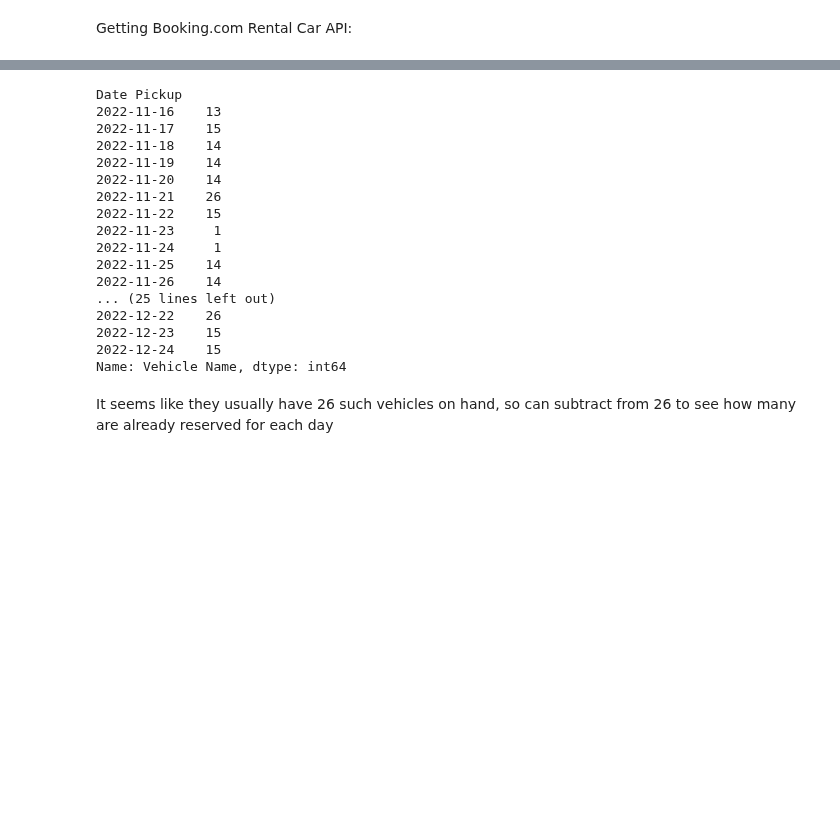
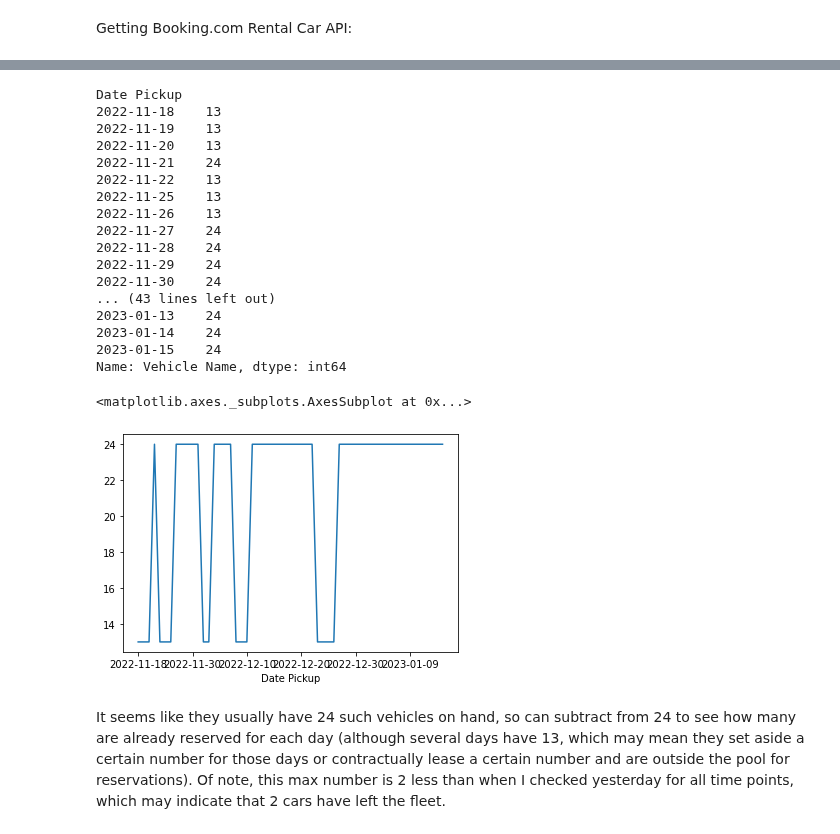
Before and after one commit to JADukeAIPI/AIPIProject, a Jupyter notebook: LuxuryCarAPIMultipleDates.ipynb, the cells around one changed output, grey strips where cells are left out. Cells and saved outputs as stored; diff of their text form; code cells hidden in the pictures; blank space fills up the shorter version.

Commit message:
fixed_dates

```diff
--- a/LuxuryCarAPIMultipleDates.ipynb
+++ b/LuxuryCarAPIMultipleDates.ipynb
@@ -42,11 +42,11 @@ def clean_api_df(data_df):
   df_cleaned = data_df.copy()
 
   #filter to the columns we want to keep
-  columns_to_keep = ['vehicle_info.v_id', 'vehicle_info.v_name', 'vehicle_info.group', 'vehicle_info.transmission', 'route_info.dropoff.city', 'pricing_info.base_price', 'pricing_info.price', 'route_info.pickup.city']
+  columns_to_keep = ['vehicle_info.v_id', 'vehicle_info.v_name', 'vehicle_info.group', 'vehicle_info.transmission', 'pricing_info.base_price', 'pricing_info.price']
   #filter to the types of vehicles in vehicle.group
   vehicle_groups_to_keep = ['Luxury']
   df_cleaned=df_cleaned[columns_to_keep]
   df_cleaned=df_cleaned[df_cleaned['vehicle_info.group'].isin(vehicle_groups_to_keep)]
-  df_cleaned.rename(columns={'vehicle_info.v_id':'Vehicle_id', 'vehicle_info.v_name': 'Vehicle Name', 'vehicle_info.group': 'Category', 'pricing_info.base_price': 'Base Price', 'pricing_info.price': 'Price', 'vehicle_info.transmission': 'Transmission', 'route_info.dropoff.city': 'Dropoff City', 'route_info.pickup.city': 'Pickup City'}, inplace=True)
+  df_cleaned.rename(columns={'vehicle_info.v_id':'Vehicle_id', 'vehicle_info.v_name': 'Vehicle Name', 'vehicle_info.group': 'Category', 'pricing_info.base_price': 'Base Price', 'pricing_info.price': 'Price', 'vehicle_info.transmission': 'Transmission'}, inplace=True)
   df_cleaned.sort_values(by='Base Price', ascending=False, inplace=True)
   return df_cleaned
@@ -56,13 +53,21 @@ def clean_api_df(data_df):
 # %%
-def get_bookings_multiple_dates(days=30):
+
+def get_bookings_multiple_dates(start_date = get_date(1), end_date = get_date(30)):
   dfs = []
-  for day in range(days):
-    date_tuple = (get_date(day), get_date(day+1))
-    #print(date_tuple)
+
+
+  day = datetime.strptime(start_date, '%Y-%m-%d')
+  last_day = datetime.strptime(end_date, '%Y-%m-%d')
+  iterator=0
+  while day<last_day:
+    date_tuple = (day.strftime('%Y-%m-%d'), (day+timedelta(days=1)).strftime('%Y-%m-%d'))
+
     df_partial = clean_api_df(get_booking_data(*date_tuple))
     df_partial['Date Pickup']=date_tuple[0]
     df_partial['Date Dropoff'] = date_tuple[1]
     dfs.append(df_partial)
+    day=day+timedelta(days=1)
+
 
   df = pd.concat([dfs[i] for i in range(len(dfs))], axis=0)
 
@@ -86,0 +91,3 @@ df_next_40_days
+# %%
+df_next_60_days = get_bookings_multiple_dates(get_date(1), get_date(60))
+df_next_60_days
@@ -87,26 +108,31 @@ df_next_40_days
 # %%
-cars_available = df_next_40_days.groupby('Date Pickup')['Vehicle Name'].count()
+cars_available = df_next_60_days.groupby('Date Pickup')['Vehicle Name'].count()
 cars_available
 # %% [output]
 Date Pickup
-2022-11-16    13
-2022-11-17    15
-2022-11-18    14
-2022-11-19    14
-2022-11-20    14
-2022-11-21    26
-2022-11-22    15
-2022-11-23     1
-2022-11-24     1
-2022-11-25    14
-2022-11-26    14
-... (25 lines left out)
-2022-12-22    26
-2022-12-23    15
-2022-12-24    15
+2022-11-18    13
+2022-11-19    13
+2022-11-20    13
+2022-11-21    24
+2022-11-22    13
+2022-11-25    13
+2022-11-26    13
+2022-11-27    24
+2022-11-28    24
+2022-11-29    24
+2022-11-30    24
+... (43 lines left out)
+2023-01-13    24
+2023-01-14    24
+2023-01-15    24
 Name: Vehicle Name, dtype: int64
-# %% [markdown]
-It seems like they usually have 26 such vehicles on hand, so can subtract from 26 to see how many are already reserved for each day
+# %%
+cars_available.plot()
+# %% [output]
+<matplotlib.axes._subplots.AxesSubplot at 0x...>
+[figure, added]
+# %% [markdown]
+It seems like they usually have 24 such vehicles on hand, so can subtract from 24 to see how many are already reserved for each day (although several days have 13, which may mean they set aside a certain number for those days or contractually lease a certain number and are outside the pool for reservations). Of note, this max number is 2 less than when I checked yesterday for all time points, which may indicate that 2 cars have left the fleet.
 # %%
 #checking to see if the same car has different prices depending on the date
 
```
Also changed, not shown: parts of 10 cells of this notebook.
